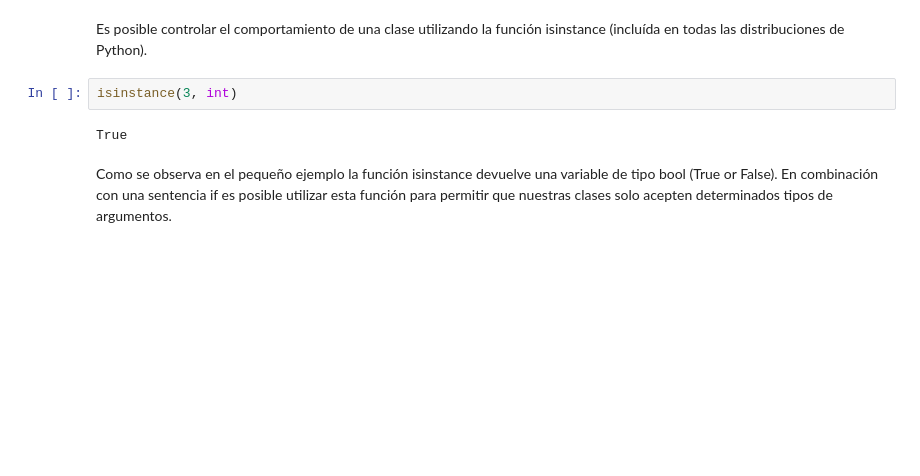
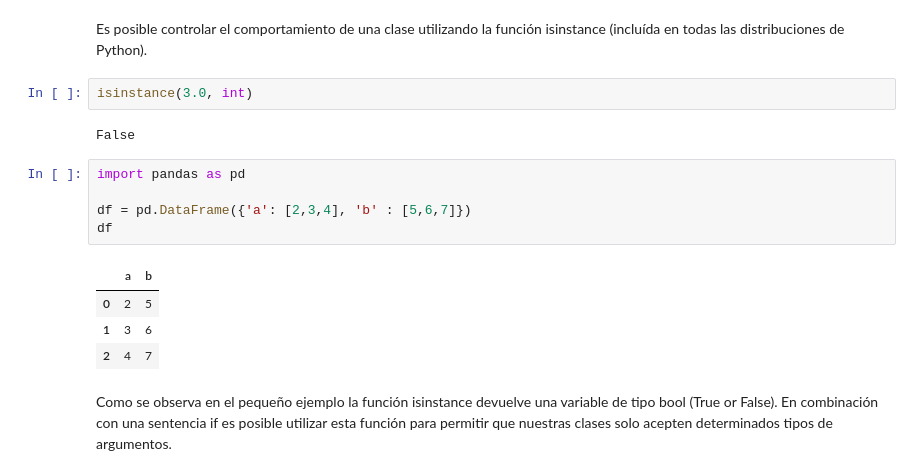
Before and after one commit to pedrogomez97/IDAL_IA3_UV, a Jupyter notebook: Copia_de_OOP.ipynb, the cells around one changed output. Saved outputs shown, nothing was run; the diff lists cells and outputs as text; blank space fills up the shorter version.

```diff
--- a/Copia_de_OOP.ipynb
+++ b/Copia_de_OOP.ipynb
@@ -189,9 +241,19 @@ Completar la clase Apple convirtiendo en ocultos los métodos descritos anterior
 # %% [markdown]
 Es posible controlar el comportamiento de una clase utilizando la función isinstance (incluída en todas las distribuciones de Python).
 # %%
-isinstance(3, int)
+isinstance(3.0, int)
 # %% [output]
-True
+False
+# %%
+import pandas as pd
+
+df = pd.DataFrame({'a': [2,3,4], 'b' : [5,6,7]})
+df
+# %% [output]
+|  | a | b |
+| 0 | 2 | 5 |
+| 1 | 3 | 6 |
+| 2 | 4 | 7 |
 # %% [markdown]
 Como se observa en el pequeño ejemplo la función isinstance devuelve una variable de tipo bool (True or False). En combinación con una sentencia if es posible utilizar esta función para permitir que nuestras clases solo acepten determinados tipos de argumentos.
 # %%
```
Also changed, not shown: parts of 21 cells of this notebook.
